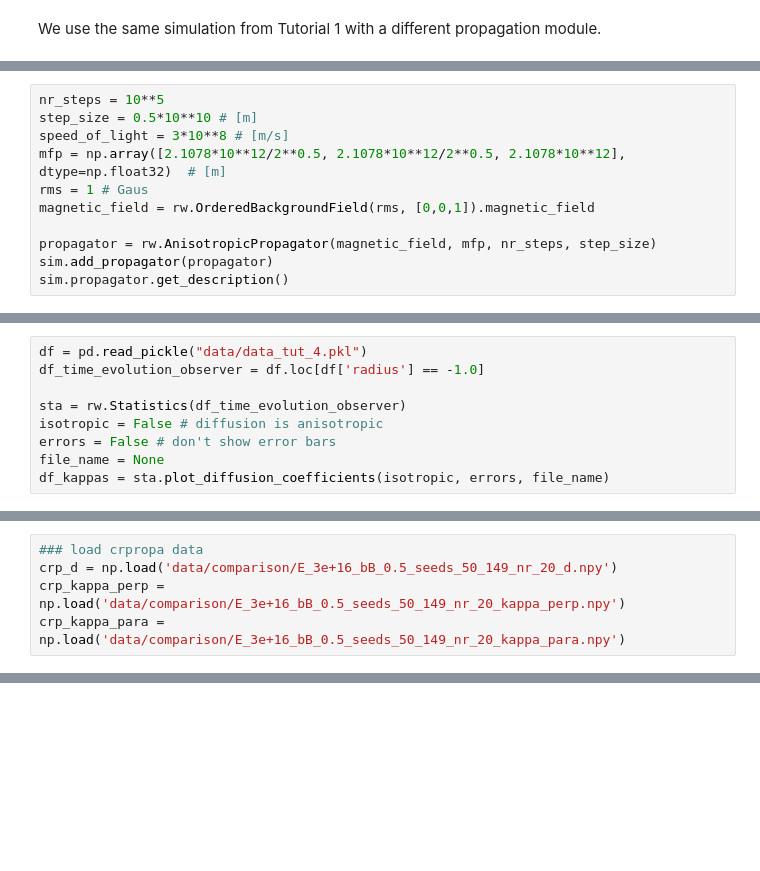
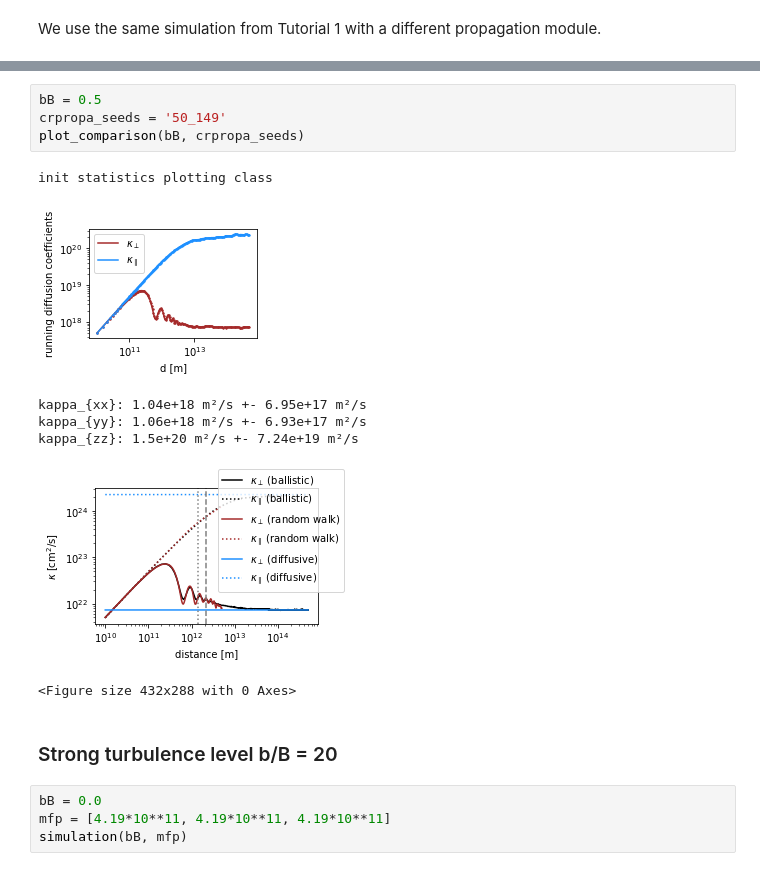
Before and after one commit to reichherzerp/PropPy, a Jupyter notebook: rwpropa/tutorials/Tutorial_4---Tutorial_Comparison_CRPropa.ipynb, the cells around one changed output, grey strips where cells are left out. Drawn from its saved outputs; the diff is of its cells as text; blank space fills up the shorter version.

Commit message:
improved tutorial for camparing simulations with crpropa
Former-commit-id: 02ff8985ff5f85ade5e4deb7e31409e7b5ca73e6

```diff
--- a/rwpropa/tutorials/Tutorial_4---Tutorial_Comparison_CRPropa.ipynb
+++ b/rwpropa/tutorials/Tutorial_4---Tutorial_Comparison_CRPropa.ipynb
@@ -60,11 +11,0 @@ The propagator can be easily added to the simulation. Afterwards, calling the de
-# %%
-nr_steps = 10**5
-step_size = 0.5*10**10 # [m]
-speed_of_light = 3*10**8 # [m/s]
-mfp = np.array([2.1078*10**12/2**0.5, 2.1078*10**12/2**0.5, 2.1078*10**12], dtype=np.float32)  # [m]
-rms = 1 # Gaus
-magnetic_field = rw.OrderedBackgroundField(rms, [0,0,1]).magnetic_field
-
-propagator = rw.AnisotropicPropagator(magnetic_field, mfp, nr_steps, step_size)
-sim.add_propagator(propagator)
-sim.propagator.get_description()
@@ -148,9 +11,0 @@ $\kappa_{ii}(t) = \frac{<\Delta x_i^2>}{2t}$.
-# %%
-df = pd.read_pickle("data/data_tut_4.pkl")
-df_time_evolution_observer = df.loc[df['radius'] == -1.0]
-
-sta = rw.Statistics(df_time_evolution_observer)
-isotropic = False # diffusion is anisotropic
-errors = False # don't show error bars
-file_name = None
-df_kappas = sta.plot_diffusion_coefficients(isotropic, errors, file_name)
@@ -167,5 +11,0 @@ rwp_kappa_para = df_kappas['kappa_para'].tolist()
-# %%
-### load crpropa data
-crp_d = np.load('data/comparison/E_3e+16_bB_0.5_seeds_50_149_nr_20_d.npy')
-crp_kappa_perp = np.load('data/comparison/E_3e+16_bB_0.5_seeds_50_149_nr_20_kappa_perp.npy')
-crp_kappa_para = np.load('data/comparison/E_3e+16_bB_0.5_seeds_50_149_nr_20_kappa_para.npy')
@@ -220,0 +103,18 @@ NameError: name 'figsize' is not defined
+# %%
+bB = 0.5
+crpropa_seeds = '50_149'
+plot_comparison(bB, crpropa_seeds)
+# %% [output]
+init statistics plotting class
+[figure, added]
+kappa_{xx}: 1.04e+18 m²/s +- 6.95e+17 m²/s
+kappa_{yy}: 1.06e+18 m²/s +- 6.93e+17 m²/s
+kappa_{zz}: 1.5e+20 m²/s +- 7.24e+19 m²/s
+[figure, added]
+<Figure size 432x288 with 0 Axes>
+# %% [markdown]
+### Strong turbulence level b/B = 20
+# %%
+bB = 0.0
+mfp = [4.19*10**11, 4.19*10**11, 4.19*10**11]
+simulation(bB, mfp)
```
Also changed, not shown: parts of 22 cells of this notebook, 3 other files.
